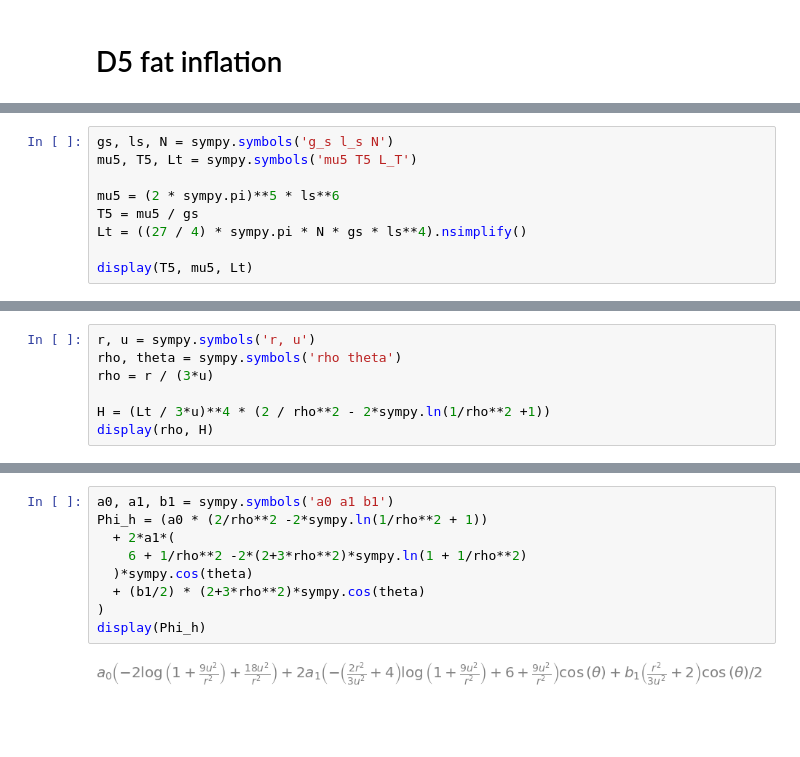
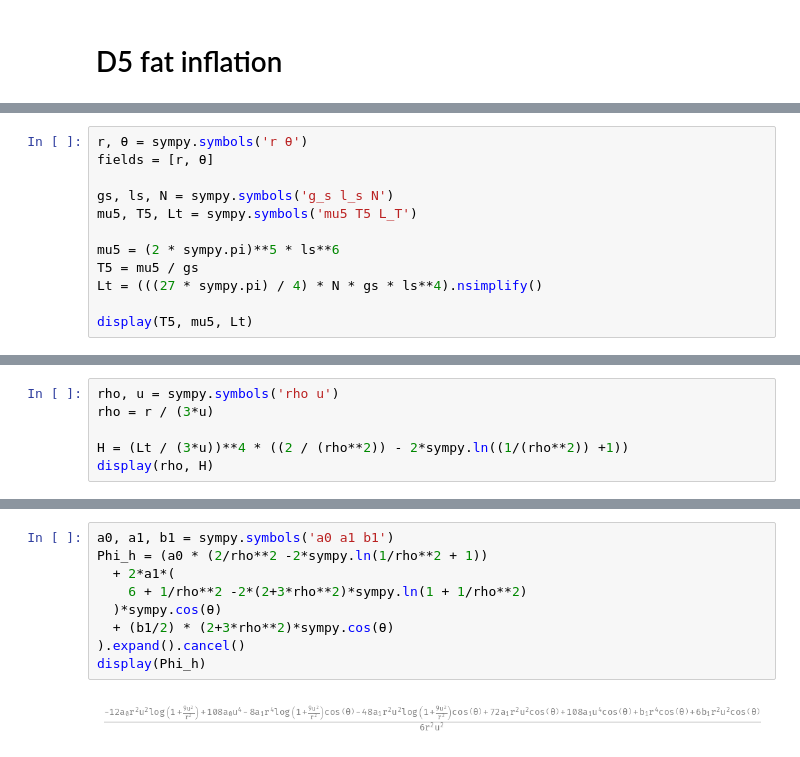
Before and after one commit to smups/inflatox, a Jupyter notebook: notebooks/5Dfatbranes.ipynb, the cells around one changed output, grey strips where cells are left out. Saved outputs shown, nothing was run; the diff lists cells and outputs as text; blank space fills up the shorter version.

```diff
--- a/notebooks/5Dfatbranes.ipynb
+++ b/notebooks/5Dfatbranes.ipynb
@@ -14,10 +45,13 @@ import inflatox
 # %%
+r, θ = sympy.symbols('r θ')
+fields = [r, θ]
+
 gs, ls, N = sympy.symbols('g_s l_s N')
 mu5, T5, Lt = sympy.symbols('mu5 T5 L_T')
 
 mu5 = (2 * sympy.pi)**5 * ls**6
 T5 = mu5 / gs
-Lt = ((27 / 4) * sympy.pi * N * gs * ls**4).nsimplify()
+Lt = (((27 * sympy.pi) / 4) * N * gs * ls**4).nsimplify()
 
 display(T5, mu5, Lt)
 # %% [output]
@@ -27,8 +61,7 @@ display(T5, mu5, Lt)
 # %%
-r, u = sympy.symbols('r, u')
-rho, theta = sympy.symbols('rho theta')
+rho, u = sympy.symbols('rho u')
 rho = r / (3*u)
 
-H = (Lt / 3*u)**4 * (2 / rho**2 - 2*sympy.ln(1/rho**2 +1))
+H = (Lt / (3*u))**4 * ((2 / (rho**2)) - 2*sympy.ln((1/(rho**2)) +1))
 display(rho, H)
 # %% [output]
@@ -57,11 +97,11 @@ display(Phi_min)
 # %%
 a0, a1, b1 = sympy.symbols('a0 a1 b1')
 Phi_h = (a0 * (2/rho**2 -2*sympy.ln(1/rho**2 + 1))
   + 2*a1*(
     6 + 1/rho**2 -2*(2+3*rho**2)*sympy.ln(1 + 1/rho**2)
-  )*sympy.cos(theta)
-  + (b1/2) * (2+3*rho**2)*sympy.cos(theta)
-)
+  )*sympy.cos(θ)
+  + (b1/2) * (2+3*rho**2)*sympy.cos(θ)
+).expand().cancel()
 display(Phi_h)
 # %% [output]
-[figure, old version]
+[figure, new version]
```
Also changed, not shown: parts of 20 cells of this notebook, 4 other files.
